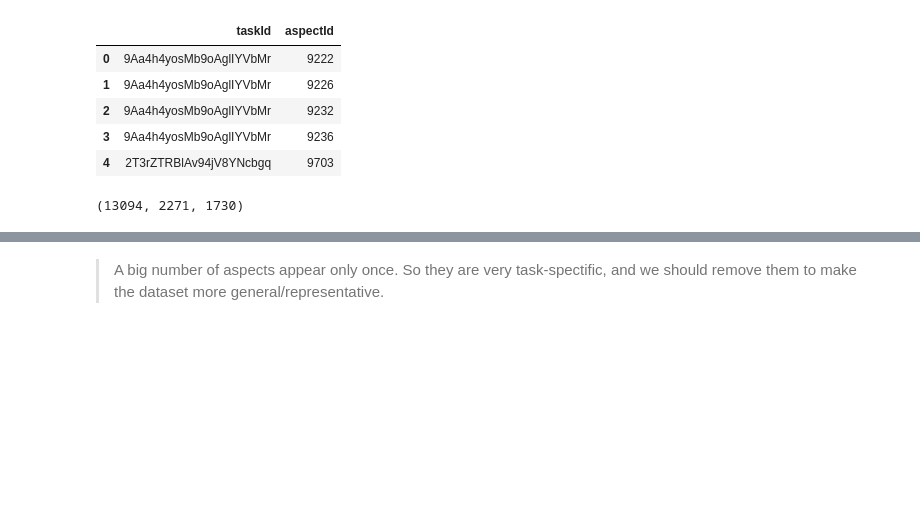
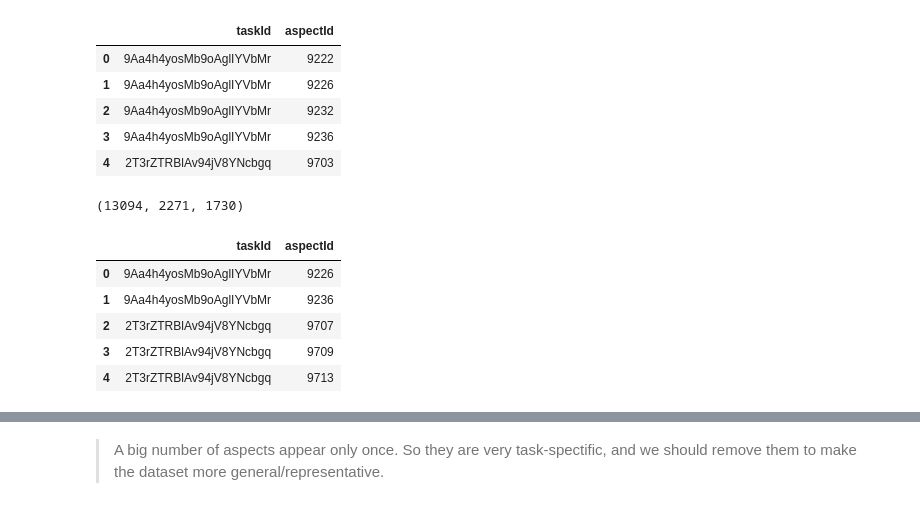
Before and after one commit to ghalifaten/master_thesis, a Jupyter notebook: 1b_cleaning_aspects.ipynb, the cells around one changed output, grey strips where cells are left out. Drawn from its saved outputs; the diff is of its cells as text; code cells hidden in the pictures; blank space fills up the shorter version.

```diff
--- a/1b_cleaning_aspects.ipynb
+++ b/1b_cleaning_aspects.ipynb
@@ -26,0 +25,3 @@ df_aspects.head()
+# %%
+df_aspects = pd.read_csv("data/aspects.csv")
+df_aspects.head()
@@ -59,3 +71,14 @@ df.head()
 len(df), len(df.aspectId.unique()), len(df_tasks)
 # %% [output]
 (13094, 2271, 1730)
+# %%
+# Aspects of type CONCEPT only
+df2 = pd.merge(df, df_concept_aspects[["aspectId"]], how="inner", on=["aspectId"])
+df2.head()
+# %% [output]
+|  | taskId | aspectId |
+| 0 | 9Aa4h4yosMb9oAglIYVbMr | 9226 |
+| 1 | 9Aa4h4yosMb9oAglIYVbMr | 9236 |
+| 2 | 2T3rZTRBlAv94jV8YNcbgq | 9707 |
+| 3 | 2T3rZTRBlAv94jV8YNcbgq | 9709 |
+| 4 | 2T3rZTRBlAv94jV8YNcbgq | 9713 |
```
Also changed, not shown: parts of 29 cells of this notebook, 13 other files.
